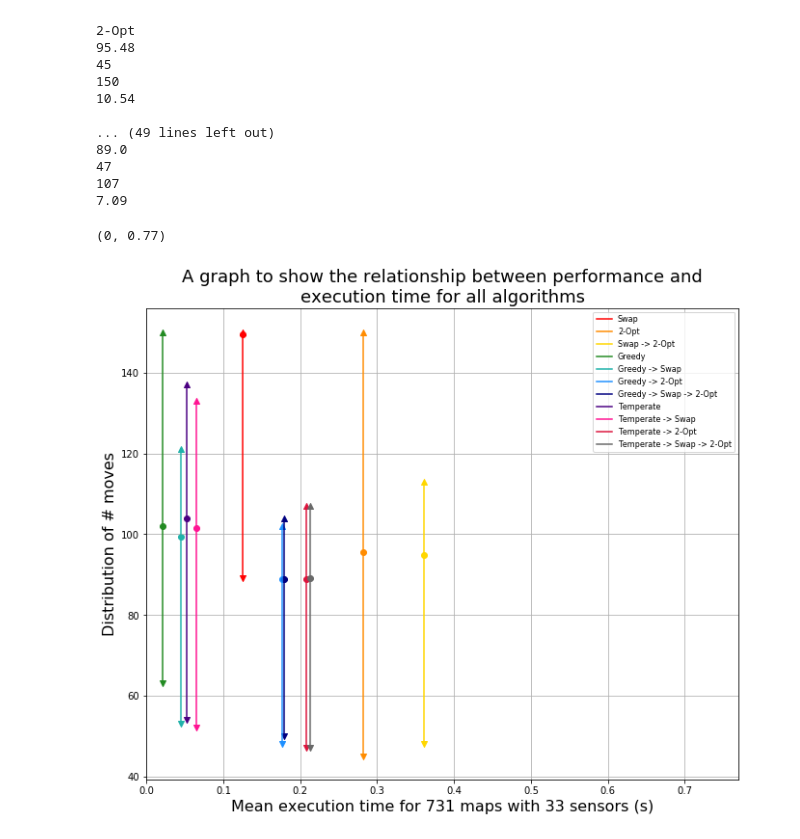
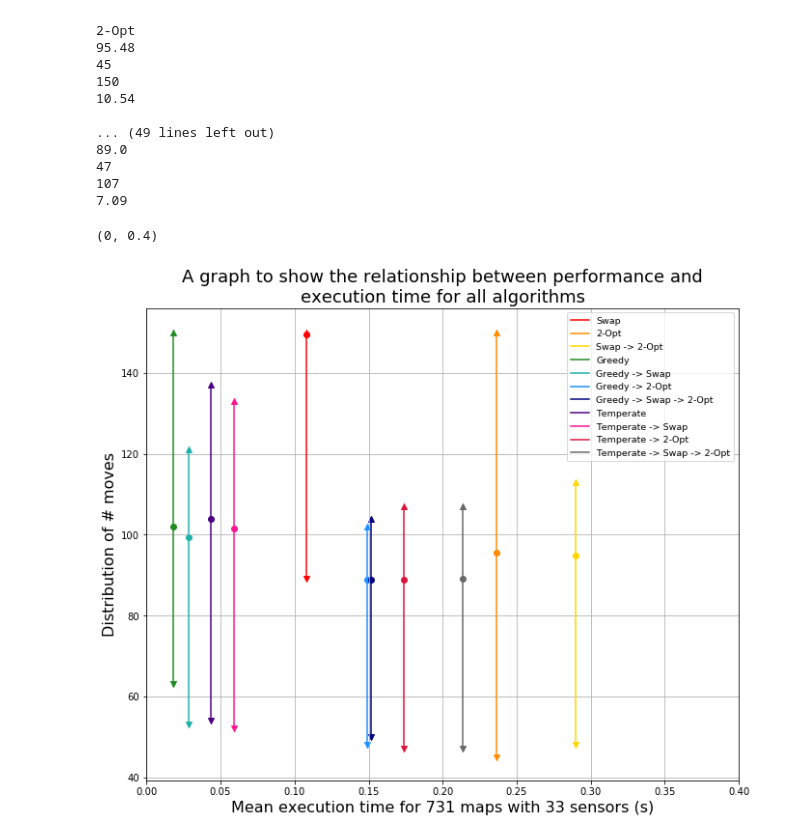
Before and after one commit to hwixley/Drone-Route-Planner, a Jupyter notebook: dataAnalysis/DroneMoveAnalysis.ipynb, the cells around one changed output. Cells and saved outputs as stored; diff of their text form; code cells hidden in the pictures.

```diff
--- a/dataAnalysis/DroneMoveAnalysis.ipynb
+++ b/dataAnalysis/DroneMoveAnalysis.ipynb
@@ -112,26 +112,26 @@ Swap
 107
 7.09
 # %%
-times = [91,206,264,15,33,129,131,38,47,152,156]
+times = [79,173,212,13,21,109,111,32,43,127,156]
 
 plt.rcParams["figure.figsize"] = [11,9]
 
 for i in range(11):
     x = times[i]/731
     plt.scatter(x,np.mean(moves[i]),c=colors[i],marker="o")#,label=names[i])
     plt.scatter(x,np.min(moves[i]),c=colors[i],marker="v")
     plt.scatter(x,np.max(moves[i]),c=colors[i],marker="^")
     plt.plot([x]*2,[np.min(moves[i]),np.max(moves[i])],c=colors[i],label=names[i])
 
-plt.legend(loc="upper right",fontsize=8)
+plt.legend(loc="upper right",fontsize=9.5)
 plt.grid(True)
 plt.title("A graph to show the relationship between performance and\nexecution time for all algorithms",fontsize=18)
 plt.ylabel("Distribution of # moves",fontsize=16)
 plt.xlabel("Mean execution time for 731 maps with 33 sensors (s)",fontsize=16)
-plt.xlim(0,0.77)
+plt.xlim(0,0.4)
 # %% [output]
-(0, 0.77)
+(0, 0.4)
-[figure, old version]
+[figure, new version]
 # %%
 from scipy.stats import norm
 
```
Also changed, not shown: parts of 1 cell of this notebook, 9 other files.
